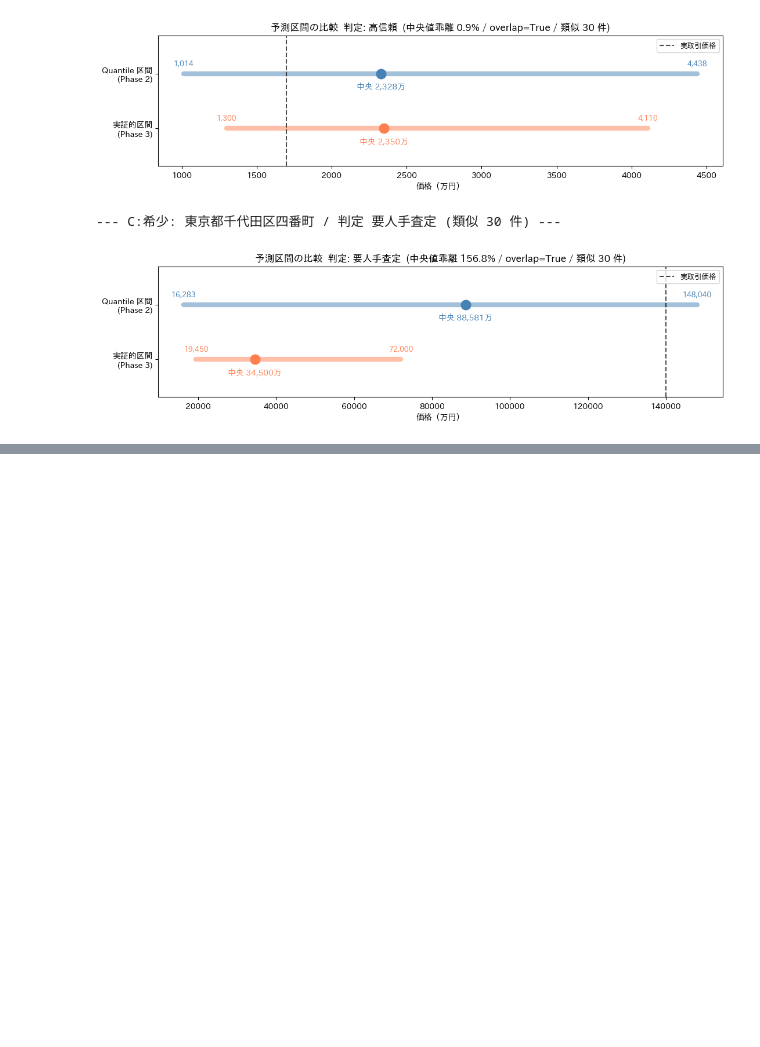
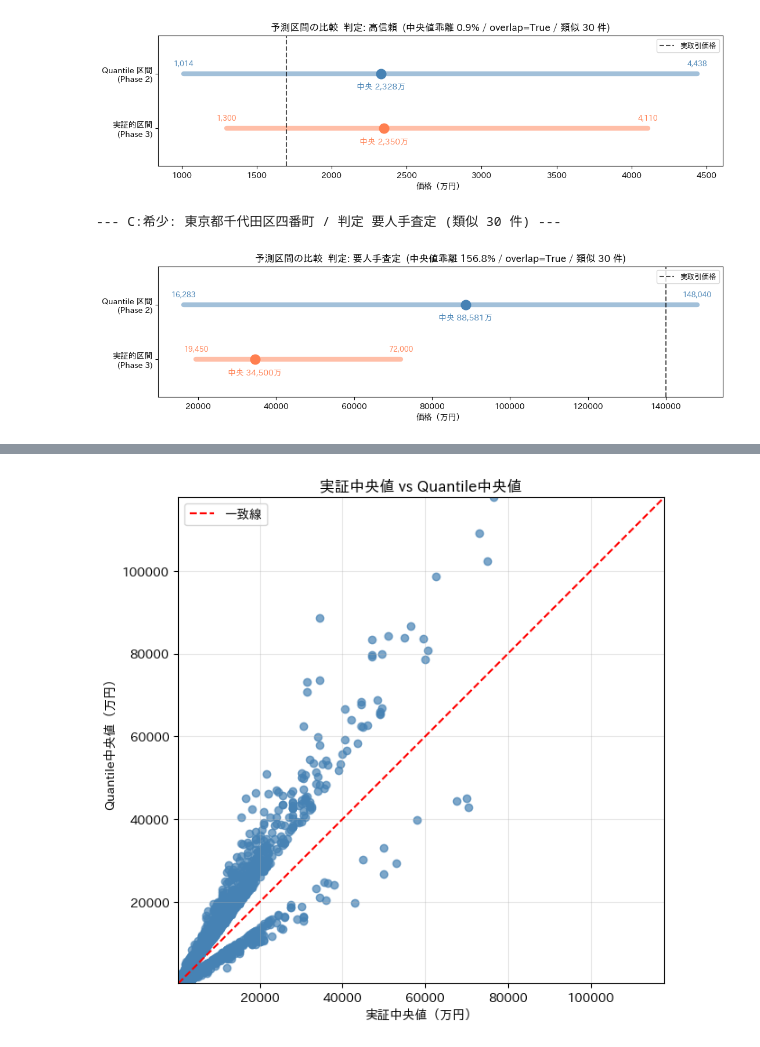
Before and after one commit to kotouharuto/House-price-forecast, a Jupyter notebook: notebooks/05_property_appraisal.ipynb, the cells around one changed output, grey strips where cells are left out. Cells and saved outputs as stored; diff of their text form; code cells hidden in the pictures; blank space fills up the shorter version.

```diff
--- a/notebooks/05_property_appraisal.ipynb
+++ b/notebooks/05_property_appraisal.ipynb
@@ -336,0 +420,24 @@ for label, target in [("B:郊外", target_b), ("C:希少", target_c)]:
+# %%
+# 実証中央値 vs Quantile中央値の散布図
+x = hr_df["empirical_median"] / 1e4
+y = hr_df["quantile_median"] / 1e4
+
+plt.figure(figsize=(7, 7))
+plt.scatter(x, y, c="steelblue", alpha=0.7)
+
+min_v = min(x.min(), y.min())
+max_v = max(x.max(), y.max())
+plt.plot([min_v, max_v], [min_v, max_v], color="red", linestyle="--", label="一致線")
+
+plt.xlim(min_v, max_v)
+plt.ylim(min_v, max_v)
+plt.gca().set_aspect("equal", adjustable="box")
+
+plt.title("実証中央値 vs Quantile中央値")
+plt.xlabel("実証中央値（万円）")
+plt.ylabel("Quantile中央値（万円）")
+plt.grid(True, alpha=0.3)
+plt.legend()
+plt.show()
+# %% [output]
+[figure, added]
```
Also changed, not shown: parts of 10 cells of this notebook, 8 other files.
